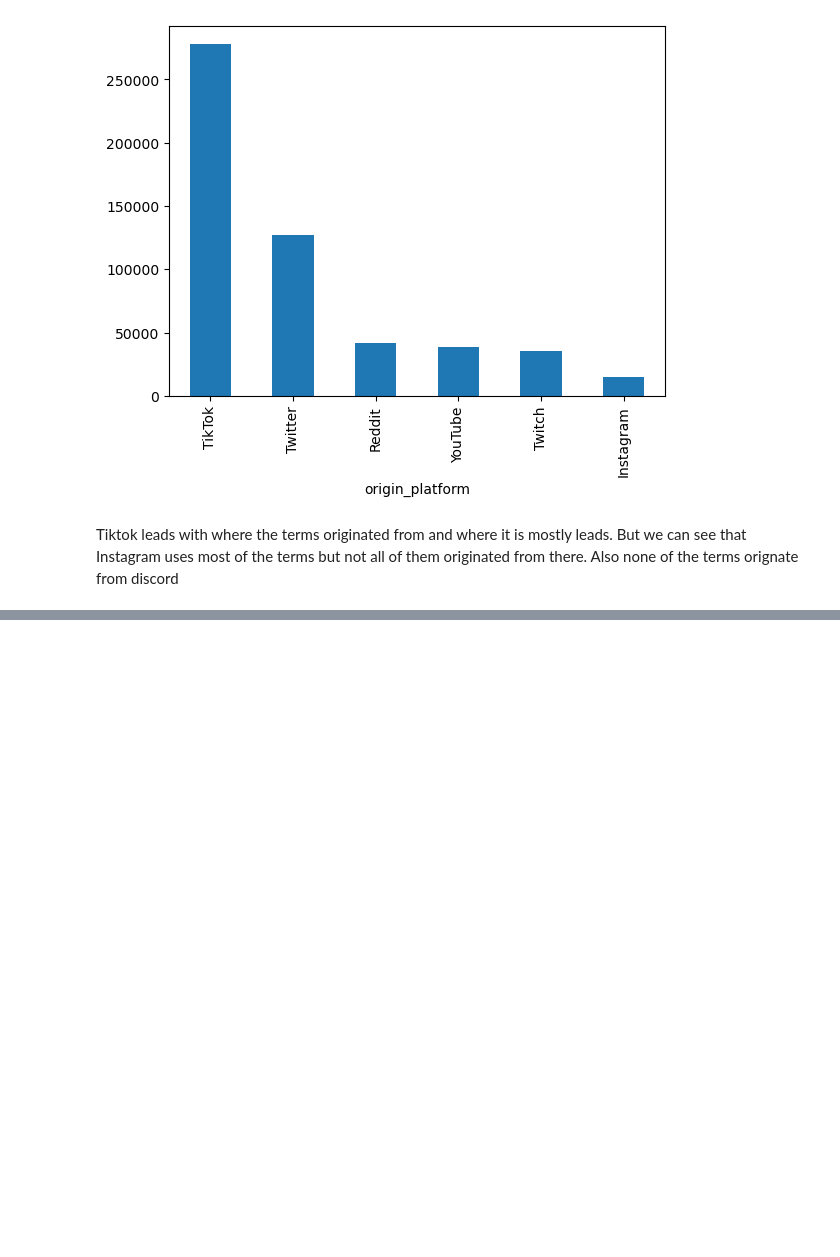
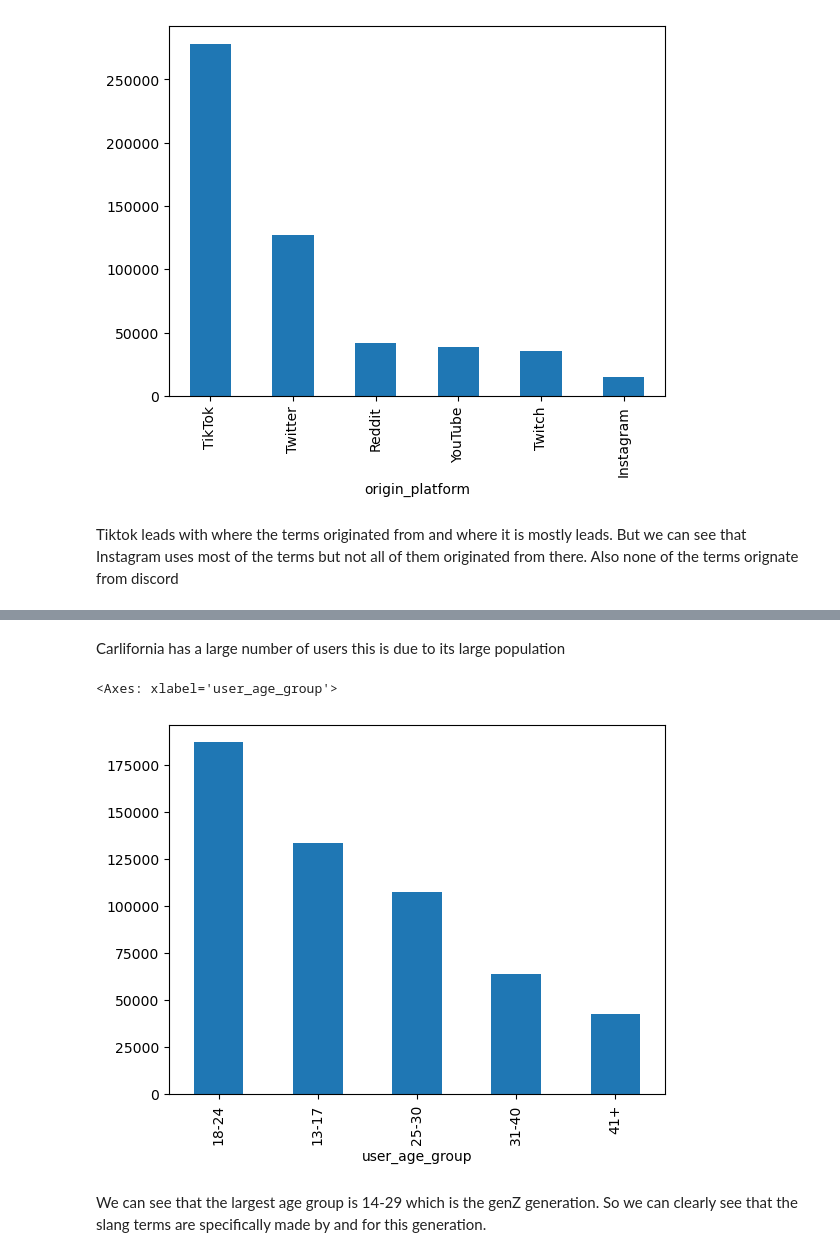
Before and after one commit to JKariithi/genzSlang, a Jupyter notebook: genz_slang.ipynb, the cells around one changed output, grey strips where cells are left out. Saved outputs shown, nothing was run; the diff lists cells and outputs as text; code cells hidden in the pictures; blank space fills up the shorter version.

```diff
--- a/genz_slang.ipynb
+++ b/genz_slang.ipynb
@@ -188,0 +205,10 @@ Also none of the terms orignate from discord
+# %% [markdown]
+Carlifornia has a large number of users this is due to its large population
+# %%
+# What age group has the largest number of users
+df.groupby('user_age_group')['user_id'].count().sort_values(ascending=False).plot(kind='bar')
+# %% [output]
+<Axes: xlabel='user_age_group'>
+[figure, added]
+# %% [markdown]
+We can see that the largest age group is 14-29 which is the genZ generation. So we can clearly see that the slang terms are specifically made by and for this generation.
```
Also changed, not shown: parts of 4 cells of this notebook.
